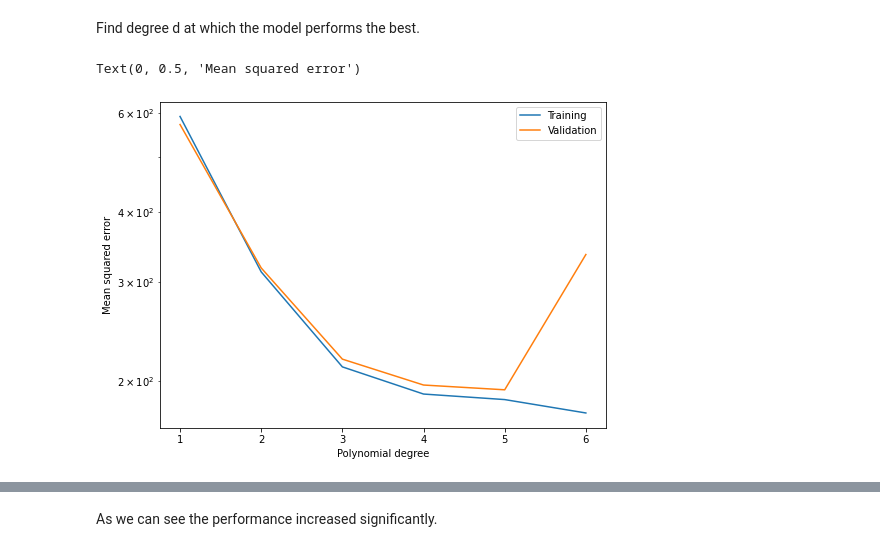
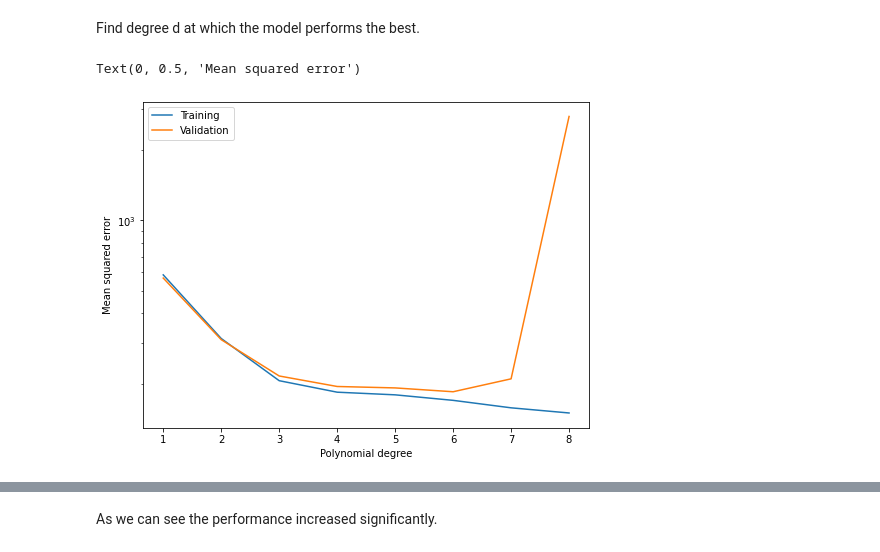
Before and after one commit to mschwa1010/AA_2022-23_Team_8, a Jupyter notebook: Prediction.ipynb, the cells around one changed output, grey strips where cells are left out. Saved outputs shown, nothing was run; the diff lists cells and outputs as text; code cells hidden in the pictures.

```diff
--- a/Prediction.ipynb
+++ b/Prediction.ipynb
@@ -325,27 +337,27 @@ Find degree d at which the model performs the best.
 # %%
 err_train = []
 err_cv = []
 
-for degree in range(1,7):
+for degree in range(1,9):
 
     # fit model
     poly = PolynomialFeatures(degree=degree, include_bias=False)
     poly_features = poly.fit_transform(X)
-    X_train, X_test, y_train, y_test = train_test_split(poly_features, y, test_size=0.3, random_state=682)
-    X_train, X_val, y_train, y_val = train_test_split(X_train, y_train, test_size=(0.2/0.7),random_state=682)
+    X_train, X_test, y_train, y_test = train_test_split(poly_features, y, test_size=0.3, random_state=662)
+    X_train, X_val, y_train, y_val = train_test_split(X_train, y_train, test_size=(0.2/0.7),random_state=662)
     poly_reg_model = LinearRegression()
     poly_reg_model.fit(X_train, y_train)
 
     # compute errors
     err_train.append(mean_squared_error(poly_reg_model.predict(X_train), y_train))
     err_cv.append(mean_squared_error(poly_reg_model.predict(X_val), y_val))
 
 plt.figure(figsize = (8,6))
-plt.semilogy(range(1,7), err_train, range(1, 7), err_cv)
+plt.semilogy(range(1,9), err_train, range(1, 9), err_cv)
 plt.legend(["Training", "Validation"])
 plt.xlabel("Polynomial degree")
 plt.ylabel("Mean squared error")
 # %% [output]
 Text(0, 0.5, 'Mean squared error')
-[figure, old version]
+[figure, new version]
 # %%
```
Also changed, not shown: parts of 41 cells of this notebook.
